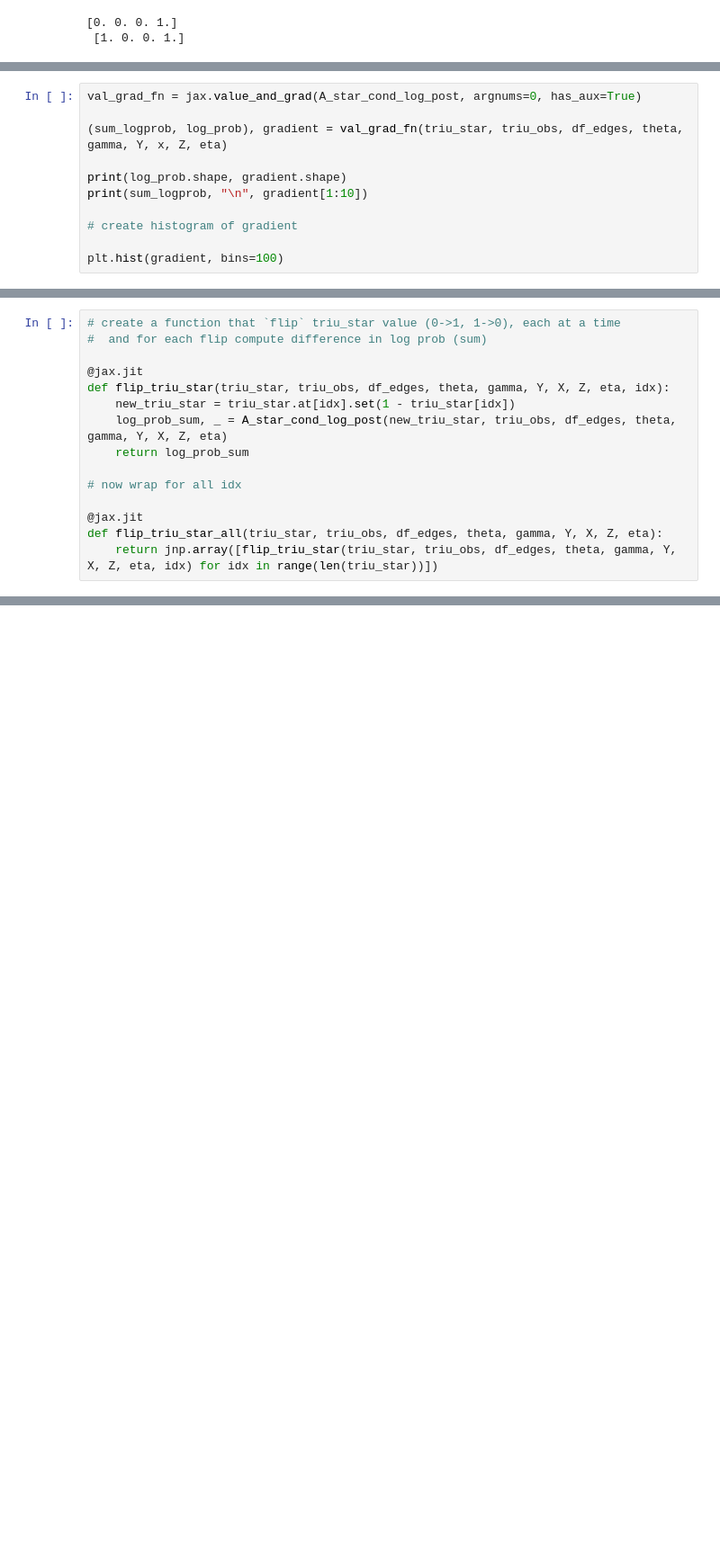
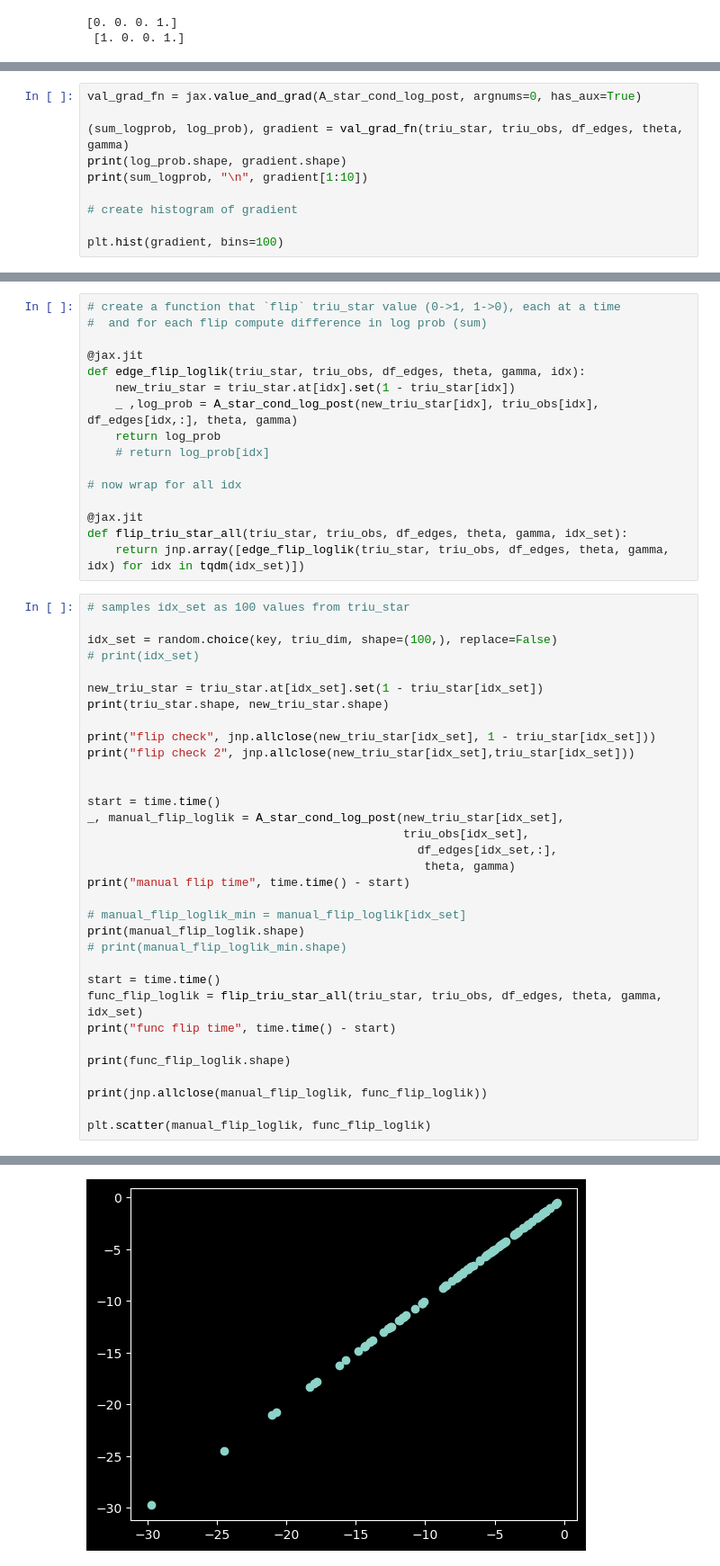
Before and after one commit to barwein/BayesProxyNets, a Jupyter notebook: src/test_discrete_sampling.ipynb, the cells around one changed output, grey strips where cells are left out. Shown at 90% size. Saved outputs shown, nothing was run; the diff lists cells and outputs as text; blank space fills up the shorter version.

```diff
--- a/src/test_discrete_sampling.ipynb
+++ b/src/test_discrete_sampling.ipynb
@@ -102,8 +106,7 @@ print(A_star_cond_log_post(triu_star, triu_obs, df_edges, theta, gamma, Y, x, Z,
 # %%
 val_grad_fn = jax.value_and_grad(A_star_cond_log_post, argnums=0, has_aux=True)
 
-(sum_logprob, log_prob), gradient = val_grad_fn(triu_star, triu_obs, df_edges, theta, gamma, Y, x, Z, eta)
-
+(sum_logprob, log_prob), gradient = val_grad_fn(triu_star, triu_obs, df_edges, theta, gamma)
 print(log_prob.shape, gradient.shape)
 print(sum_logprob, "\n", gradient[1:10])
 
@@ -138,13 +141,48 @@ plt.hist(gradient, bins=100)
 #  and for each flip compute difference in log prob (sum)
 
 @jax.jit
-def flip_triu_star(triu_star, triu_obs, df_edges, theta, gamma, Y, X, Z, eta, idx):
+def edge_flip_loglik(triu_star, triu_obs, df_edges, theta, gamma, idx):
     new_triu_star = triu_star.at[idx].set(1 - triu_star[idx])
-    log_prob_sum, _ = A_star_cond_log_post(new_triu_star, triu_obs, df_edges, theta, gamma, Y, X, Z, eta)
-    return log_prob_sum
+    _ ,log_prob = A_star_cond_log_post(new_triu_star[idx], triu_obs[idx], df_edges[idx,:], theta, gamma)
+    return log_prob
+    # return log_prob[idx]
 
 # now wrap for all idx
 
 @jax.jit
-def flip_triu_star_all(triu_star, triu_obs, df_edges, theta, gamma, Y, X, Z, eta):
-    return jnp.array([flip_triu_star(triu_star, triu_obs, df_edges, theta, gamma, Y, X, Z, eta, idx) for idx in range(len(triu_star))])
+def flip_triu_star_all(triu_star, triu_obs, df_edges, theta, gamma, idx_set):
+    return jnp.array([edge_flip_loglik(triu_star, triu_obs, df_edges, theta, gamma, idx) for idx in tqdm(idx_set)])
+# %%
+# samples idx_set as 100 values from triu_star
+
+idx_set = random.choice(key, triu_dim, shape=(100,), replace=False)
+# print(idx_set)
+
+new_triu_star = triu_star.at[idx_set].set(1 - triu_star[idx_set])
+print(triu_star.shape, new_triu_star.shape)
+
+print("flip check", jnp.allclose(new_triu_star[idx_set], 1 - triu_star[idx_set]))
+print("flip check 2", jnp.allclose(new_triu_star[idx_set],triu_star[idx_set]))
+
+
+start = time.time()
+_, manual_flip_loglik = A_star_cond_log_post(new_triu_star[idx_set],
+                                             triu_obs[idx_set],
+                                               df_edges[idx_set,:],
+                                                theta, gamma)
+print("manual flip time", time.time() - start)
+
+# manual_flip_loglik_min = manual_flip_loglik[idx_set]
+print(manual_flip_loglik.shape)
+# print(manual_flip_loglik_min.shape)
+
+start = time.time()
+func_flip_loglik = flip_triu_star_all(triu_star, triu_obs, df_edges, theta, gamma, idx_set)
+print("func flip time", time.time() - start)
+
+print(func_flip_loglik.shape)
+
+print(jnp.allclose(manual_flip_loglik, func_flip_loglik))
+
+plt.scatter(manual_flip_loglik, func_flip_loglik)
+# %% [output]
@@ -151,3 +198,4 @@ def flip_triu_star_all(triu_star, triu_obs, df_edges, theta, gamma, Y, X, Z, eta
+[figure, added]
 # %%
 #  manual diff
 
```
Also changed, not shown: parts of 12 cells of this notebook, 6 other files.
